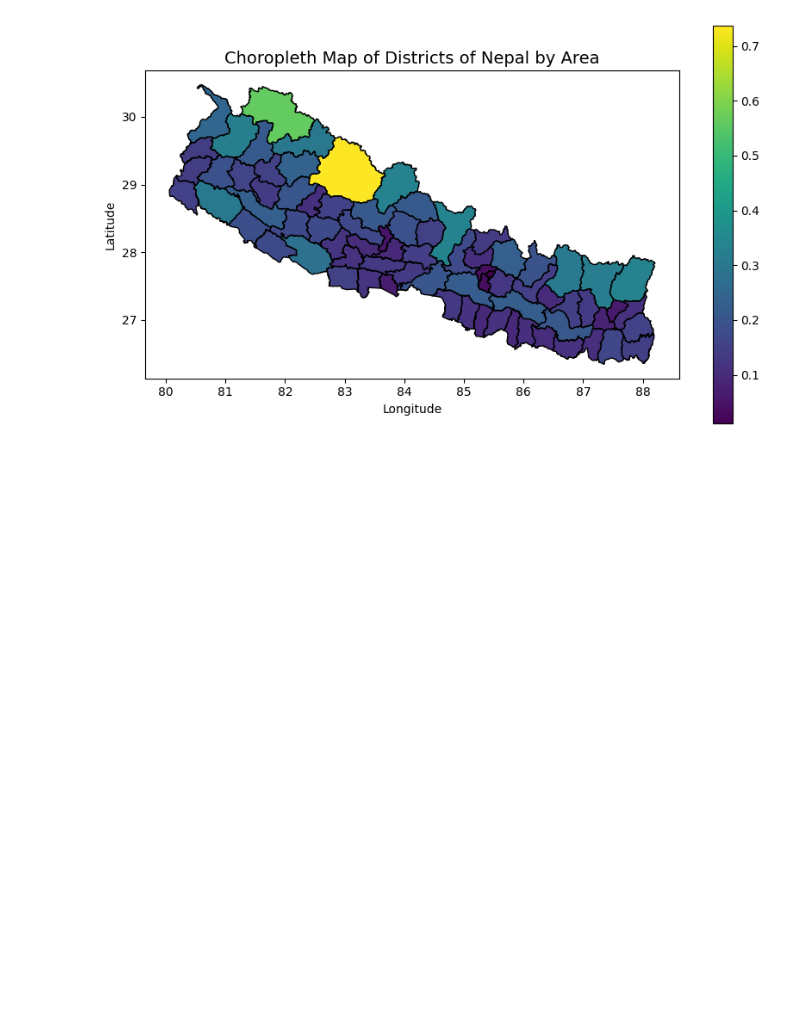
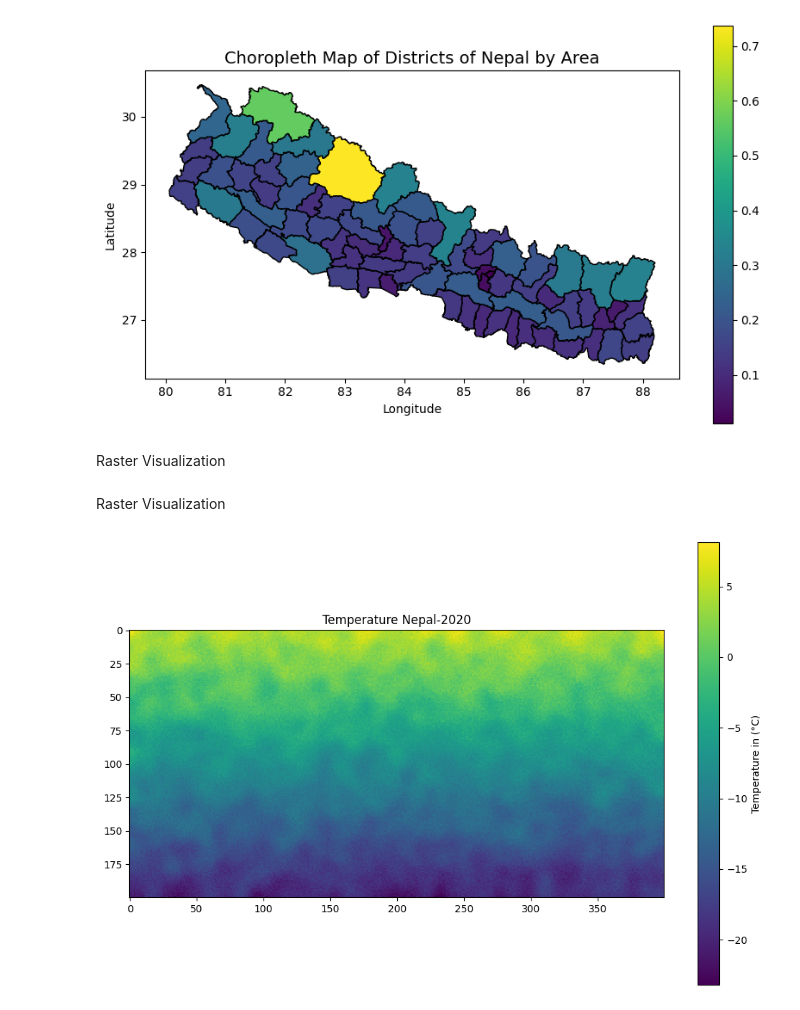
Before and after one commit to Omdena-NIC-Nepal/gis-data-science-assignment-abinprajapati, a Jupyter notebook: gis_eda_nepal.ipynb, the cells around one changed output. Drawn from its saved outputs; the diff is of its cells as text; code cells hidden in the pictures; blank space fills up the shorter version.

Commit message:
raster

```diff
--- a/gis_eda_nepal.ipynb
+++ b/gis_eda_nepal.ipynb
@@ -154,3 +160,32 @@ plt.show()
 # %% [output]
   districts['area'] = districts.geometry.area
 [figure]
+# %% [markdown]
+Raster Visualization
+# %%
+#Create raster file path
+temp_path_2020 = "data/raster/nepal_temperature_2020.tif"
+temp_path_2050 = "data/raster/nepal_temperature_2050.tif"
+
+preci_path_2020 = "data/raster/nepal_precipitation_2020.tif"
+preci_path_2050 = "data/raster/nepal_precipitation_2050.tif"
+# %%
+# Loadraster image
+with rasterio.open(temp_path_2020) as src:
+    temp_2020 = src.read(1)  # Read the first band as a NumPy array
+with rasterio.open(temp_path_2050) as src:
+    temp_2050 = src.read(1)  # Read the first band as a NumPy array
+with rasterio.open(preci_path_2020) as src:
+    preci_2020 = src.read(1)  # Read the first band as a NumPy array
+with rasterio.open(preci_path_2020) as src:
+    preci_2050 = src.read(1)  # Read the first band as a NumPy array
+# %% [markdown]
+Raster Visualization
+# %%
+plt.figure(figsize=(12, 8))
+plt.imshow(temp_2020, cmap="viridis", interpolation="nearest")
+plt.colorbar(label="Temperature in (°C)")
+plt.title("Temperature Nepal-2020")
+plt.show()
+# %% [output]
+[figure, added]
```
Also changed, not shown: parts of 17 cells of this notebook, 3 other files.
